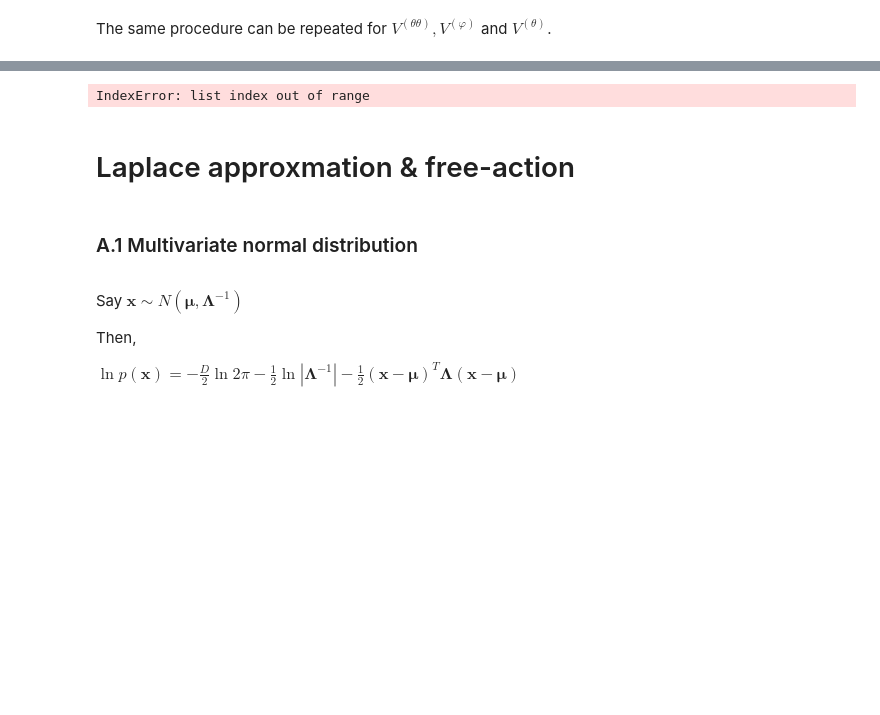
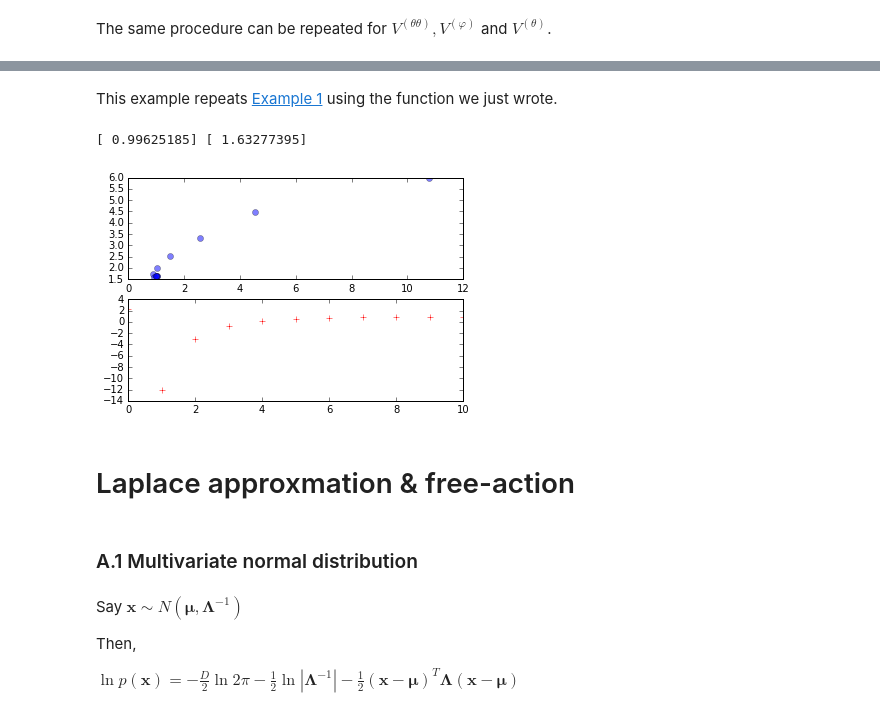
Before and after one commit to arayabrain/demtutorial, a Jupyter notebook: laplace approximation.ipynb, the cells around one changed output, grey strips where cells are left out. Cells and saved outputs as stored; diff of their text form; code cells hidden in the pictures; blank space fills up the shorter version.

```diff
--- a/laplace approximation.ipynb
+++ b/laplace approximation.ipynb
@@ -609,17 +587,38 @@ def vilaps(L, y, b, bdims, hp=[]):
+# %% [markdown]
+This example repeats [Example 1](#example1) using the function we just wrote.
 # %%
 c0 = [1. / 16, 1. / 8, 1. / 128]
 u, v = T.vectors(2)
+L2 = (-c0[0] * (u - c0[1] * v ** 2) ** 2 - c0[2] * (v ** 2 - 2) ** 2)[0]
 
-L = (-c0[0] * (u - c0[1] * v ** 2) ** 2 - c0[2] * (v ** 2 - 2) ** 2)[0]
-
-step = vilaps(L, 0, [u, v], [1, 1])
+viu = vilaps(L2, [u, v], [1, 1], hp=None, y=None)
-# %% [output]
-IndexError: list index out of range
+# %%
+plt.figure()
+u0 = [1.]
+v0 = [1.]
+tol = 0.0001
+
+for step in range(256):
+    gnu, gnv, lmu, lmv, Cu, Cv, FE = viu(u0, v0)
+    tu, tv = gnu, gnv
+    u0 += tu
+    v0 += tv
+    plt.subplot(211)
+    plt.plot(u0, v0, 'bo', alpha=.5)
+    plt.subplot(212)
+    plt.plot(step, FE, 'r+')
+    display.display(plt.gcf())
+    display.clear_output(wait=True)
+    if np.all(np.square([tu, tv]) < tol): break
+print(u0, v0)
+# %% [output]
+[ 0.99625185] [ 1.63277395]
+[figure, added]
 # %% [markdown]
 # Laplace approxmation & free-action
 # %% [markdown]
+<a id="appendix1"></a>
 ### A.1 Multivariate normal distribution
-<a id="A.1"></a>
 # %% [markdown]
 Say $\pmb x \sim N(\pmb\mu, \pmb\Lambda^{-1})$
 
```
Also changed, not shown: parts of 40 cells of this notebook.
